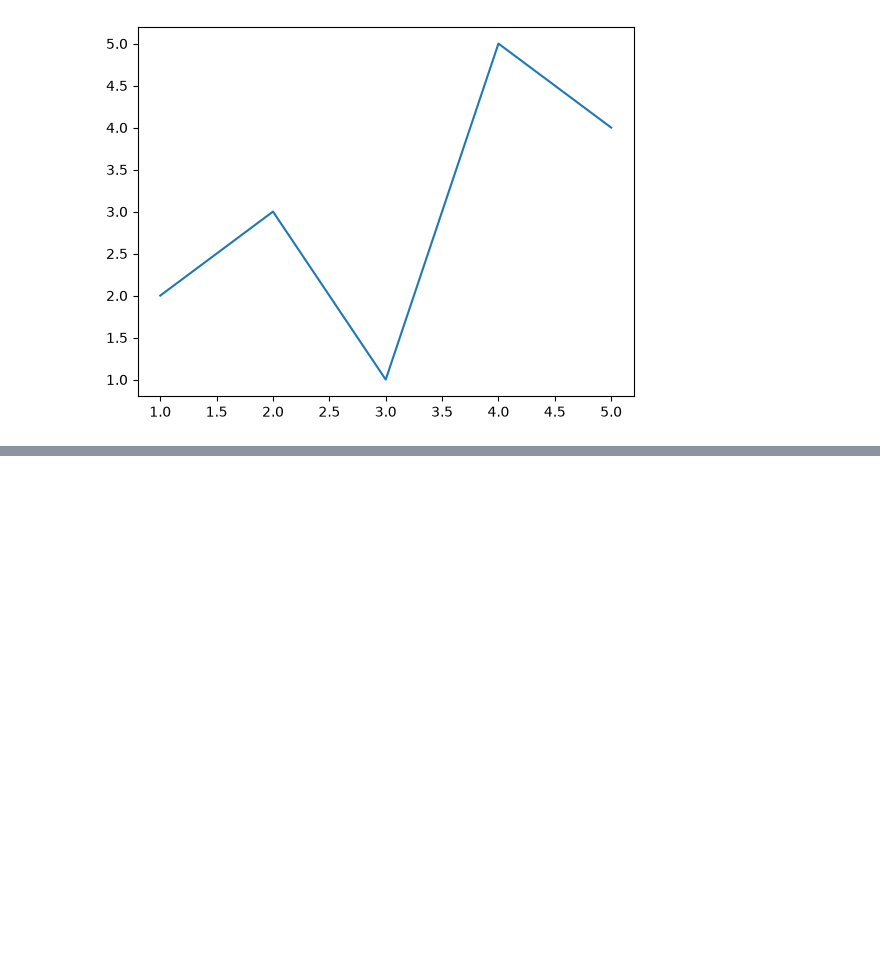
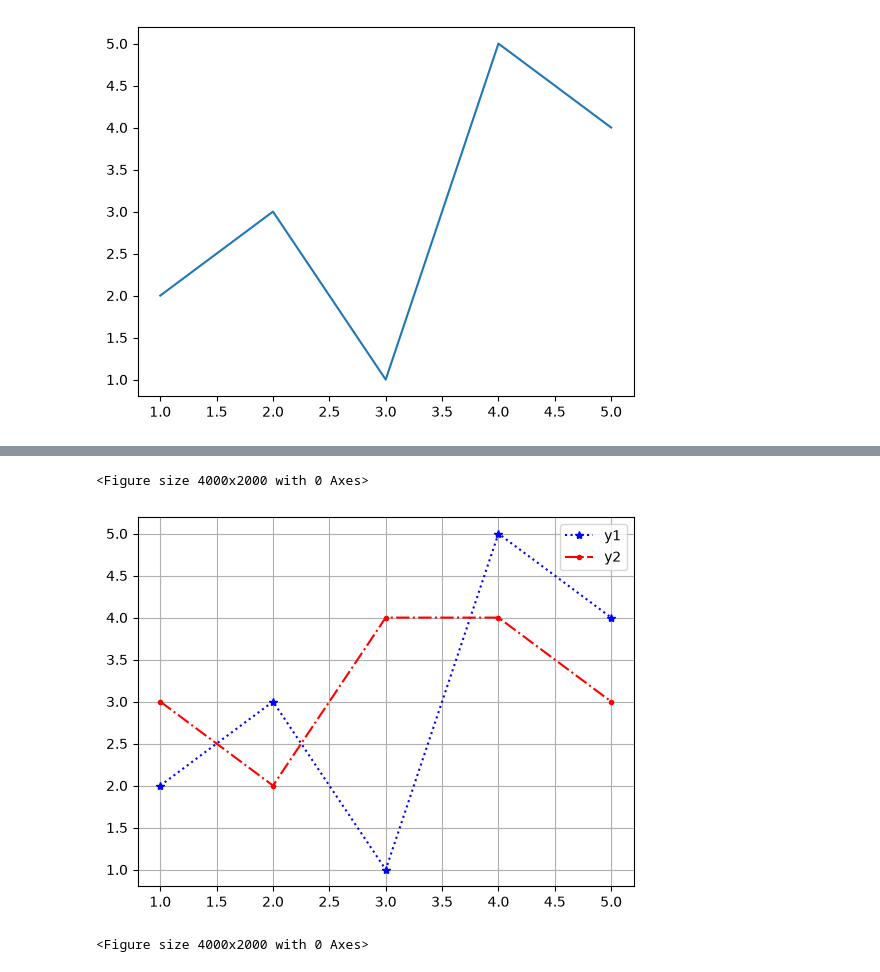
Before and after one commit to Kim-Jeong-Hun/Samsung_Heavy_Industry_AI_Specialist_Education, a Jupyter notebook: 데이터분석_Basic/김주완_강사님/da_study/260804.ipynb, the cells around one changed output, grey strips where cells are left out. Drawn from its saved outputs; the diff is of its cells as text; code cells hidden in the pictures; blank space fills up the shorter version.

```diff
--- a/데이터분석_Basic/김주완_강사님/da_study/260804.ipynb
+++ b/데이터분석_Basic/김주완_강사님/da_study/260804.ipynb
@@ -532,0 +541,12 @@ plt.plot('x', 'y2', 'r.-.', data=df)
+# %%
+plt.plot('x', 'y', 'b*:', data=df, label='y1')
+plt.plot('x', 'y2', 'r.-.', data=df, label='y2')
+
+plt.grid()
+plt.legend()
+
+plt.figure(figsize = (4, 2), dpi = 1000)
+# %% [output]
+<Figure size 4000x2000 with 0 Axes>
+[figure, added]
+<Figure size 4000x2000 with 0 Axes>
```
Also changed, not shown: parts of 27 cells of this notebook, 3 other files.
